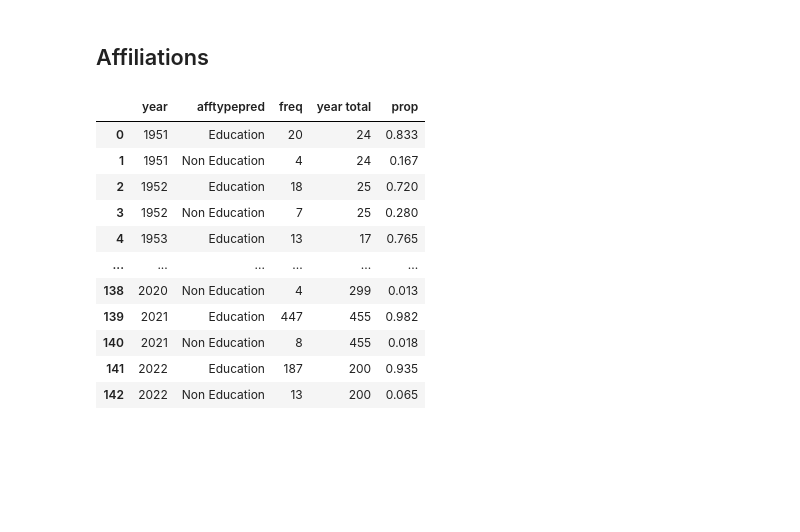
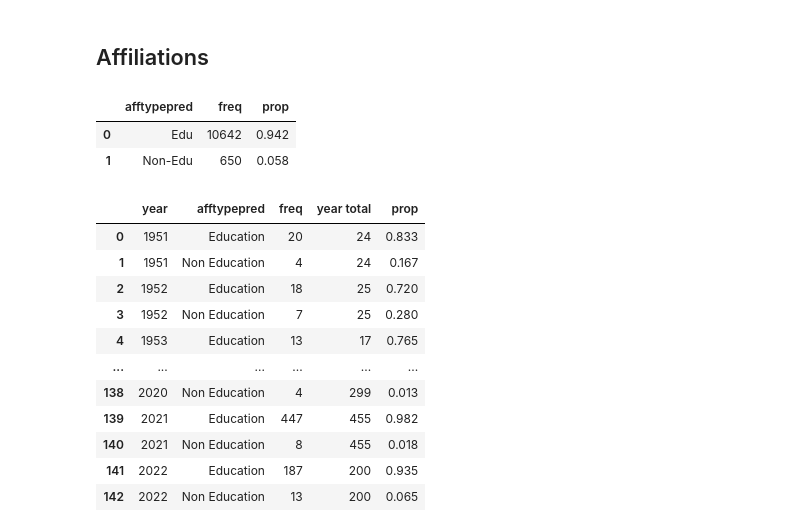
Before and after one commit to hongtaoh/ica_authors, a Jupyter notebook: Analysis_and_Ploting/2022-10-28-Analyze-Country-Afftype.ipynb, the cells around one changed output. Drawn from its saved outputs; the diff is of its cells as text; code cells hidden in the pictures; blank space fills up the shorter version.

```diff
--- a/Analysis_and_Ploting/2022-10-28-Analyze-Country-Afftype.ipynb
+++ b/Analysis_and_Ploting/2022-10-28-Analyze-Country-Afftype.ipynb
@@ -232,6 +232,17 @@ total_paper_num
 5712
 # %% [markdown]
 ## Affiliations
+# %%
+afftype_prop = get_simple_prop_df('authors', 'afftypepred')
+afftype_prop.replace({
+    'Education': 'Edu',
+    'Non Education': 'Non-Edu'
+}, inplace = True)
+afftype_prop
+# %% [output]
+|  | afftypepred | freq | prop |
+| 0 | Edu | 10642 | 0.942 |
+| 1 | Non-Edu | 650 | 0.058 |
 # %%
 afftype_prop_ts = get_freq_and_prop('authors', 'afftypepred')
 afftype_prop_ts
```
Also changed, not shown: 6 other files.
